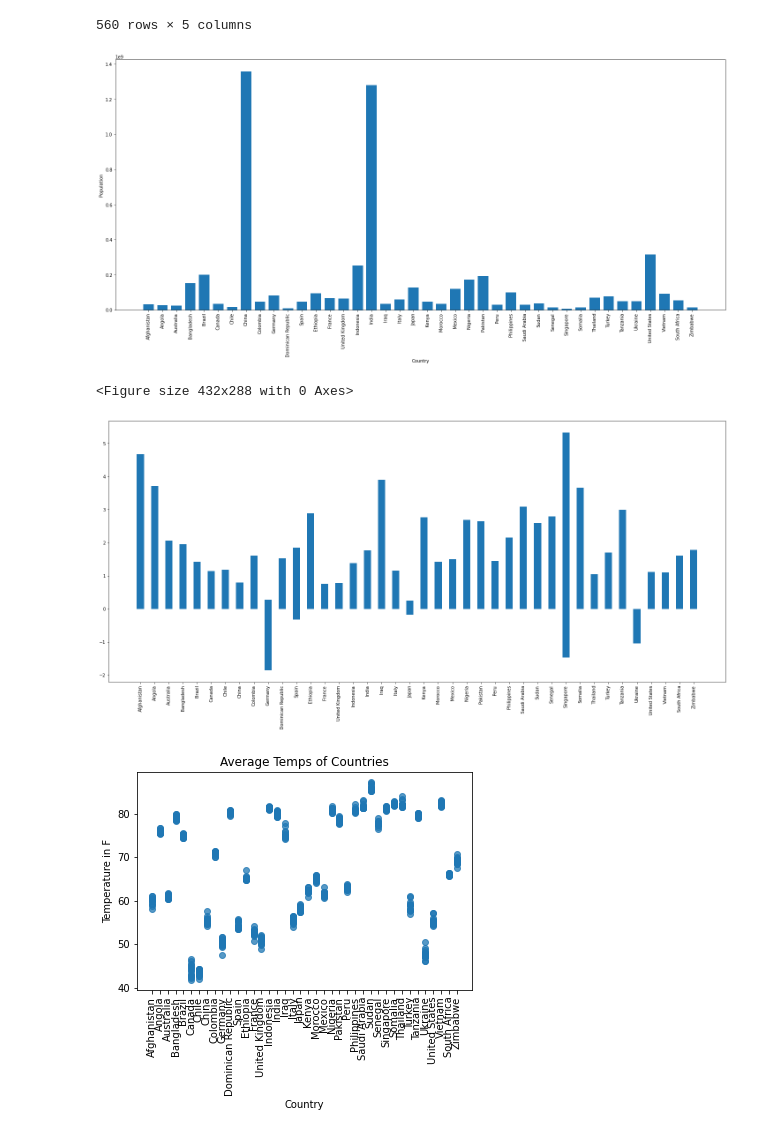
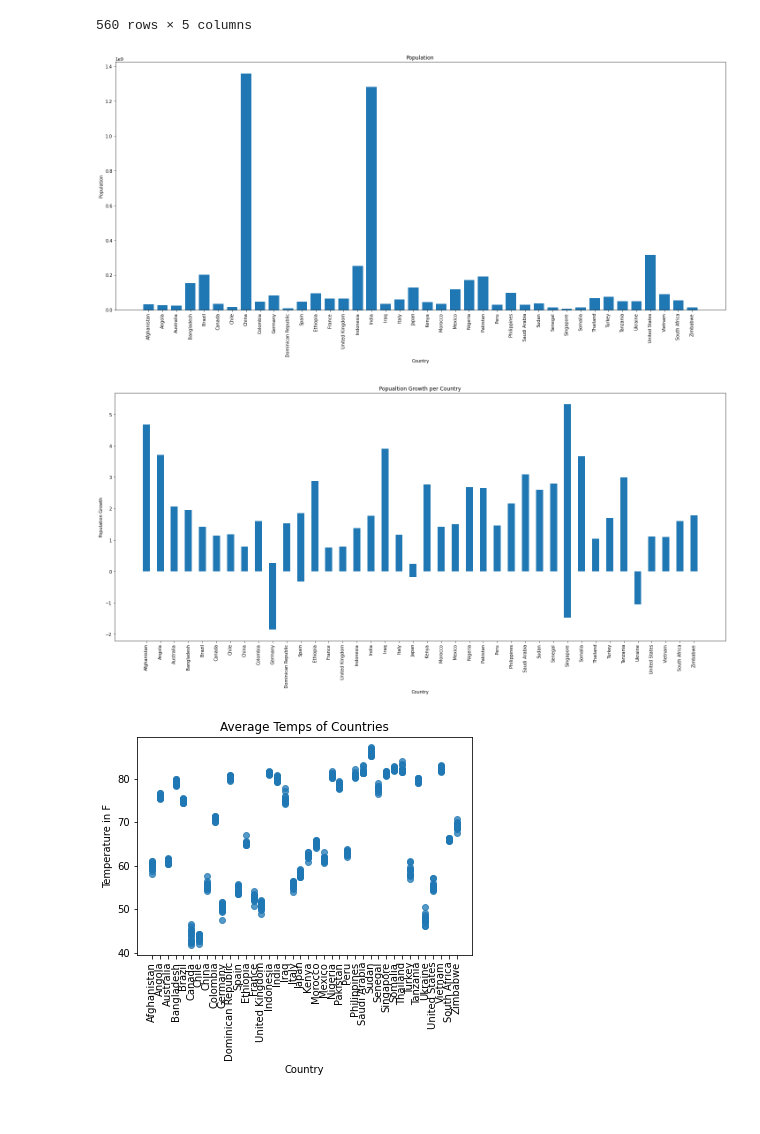
Before and after one commit to moriahtaylor1/climate-change-analysis, a Jupyter notebook: populationvstemp.ipynb, the cells around one changed output. Saved outputs shown, nothing was run; the diff lists cells and outputs as text; code cells hidden in the pictures.

```diff
--- a/populationvstemp.ipynb
+++ b/populationvstemp.ipynb
@@ -59,27 +59,28 @@ plt.bar(x_values, y_values, width = 0.75)
 plt.xticks(rotation=90)
 plt.xlabel('Country')
 plt.ylabel('Population')
+plt.title('Population')
 plt.tight_layout()
+plt.savefig("Images/Population.png")
 plt.show()
-
-plt.savefig("Images/Population.png")
 # %% [output]
-[figure, old version]
+[figure, new version]
-<Figure size 432x288 with 0 Axes>
 # %%
 x = np.arange(len(labels))
 width = 0.5
 x_values = summary_df['country']
 y_values = summary_df['pop_growth']
 plt.figure(figsize=(20,10))
 plt.bar(x_values, y_values, width = 0.5)
 plt.xticks(rotation=90)
-plt.xlabel('')
-plt.ylabel('')
+plt.xlabel('Country')
+plt.ylabel('Population Growth')
+plt.title('Popualtion Growth per Country')
 plt.tight_layout()
+plt.savefig("Images/Populationgrowth.png")
 plt.show()
 # %% [output]
-[figure, old version]
+[figure, new version]
 # %%
 x = summary_df['country']
 y = summary_df['avg_temp_f']
```
Also changed, not shown: parts of 2 cells of this notebook.
